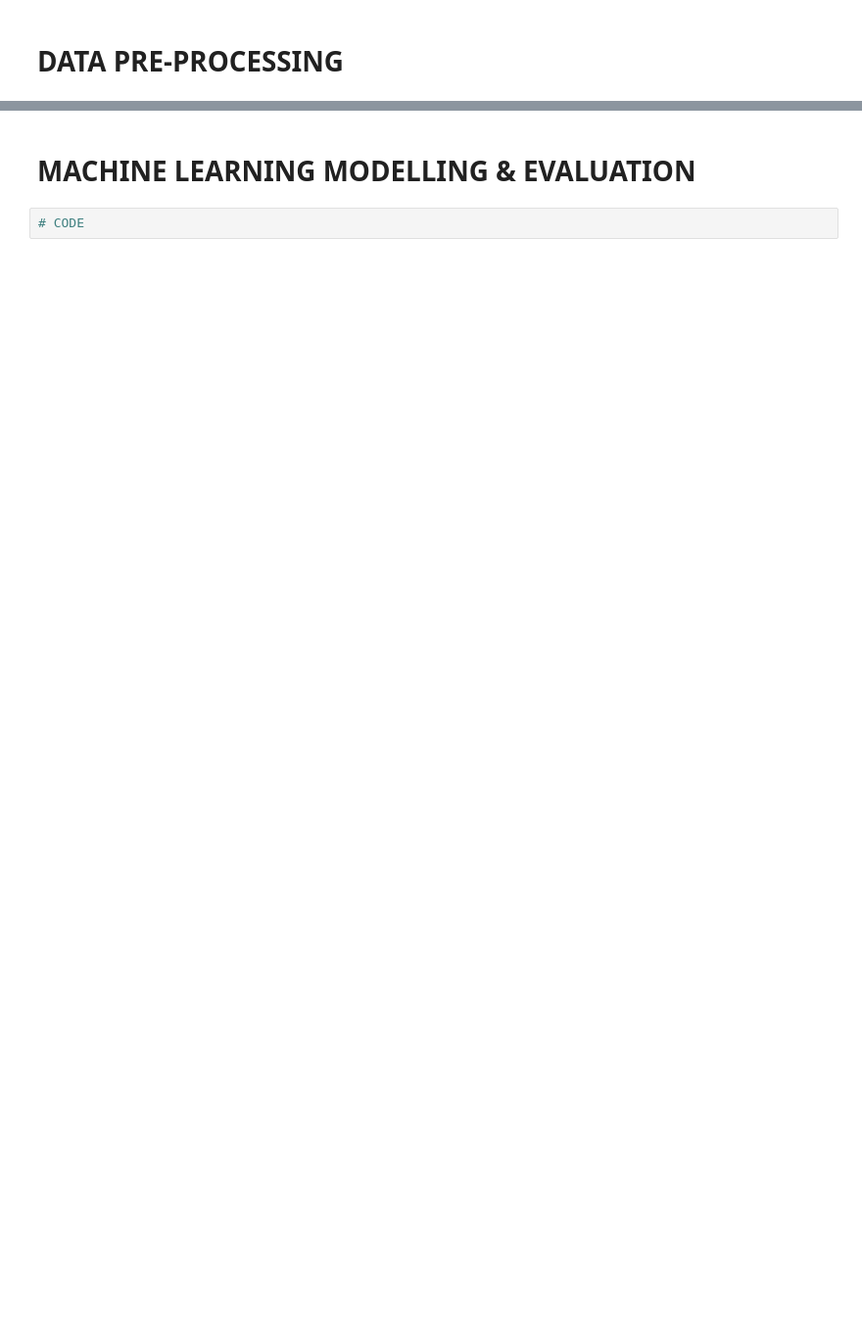
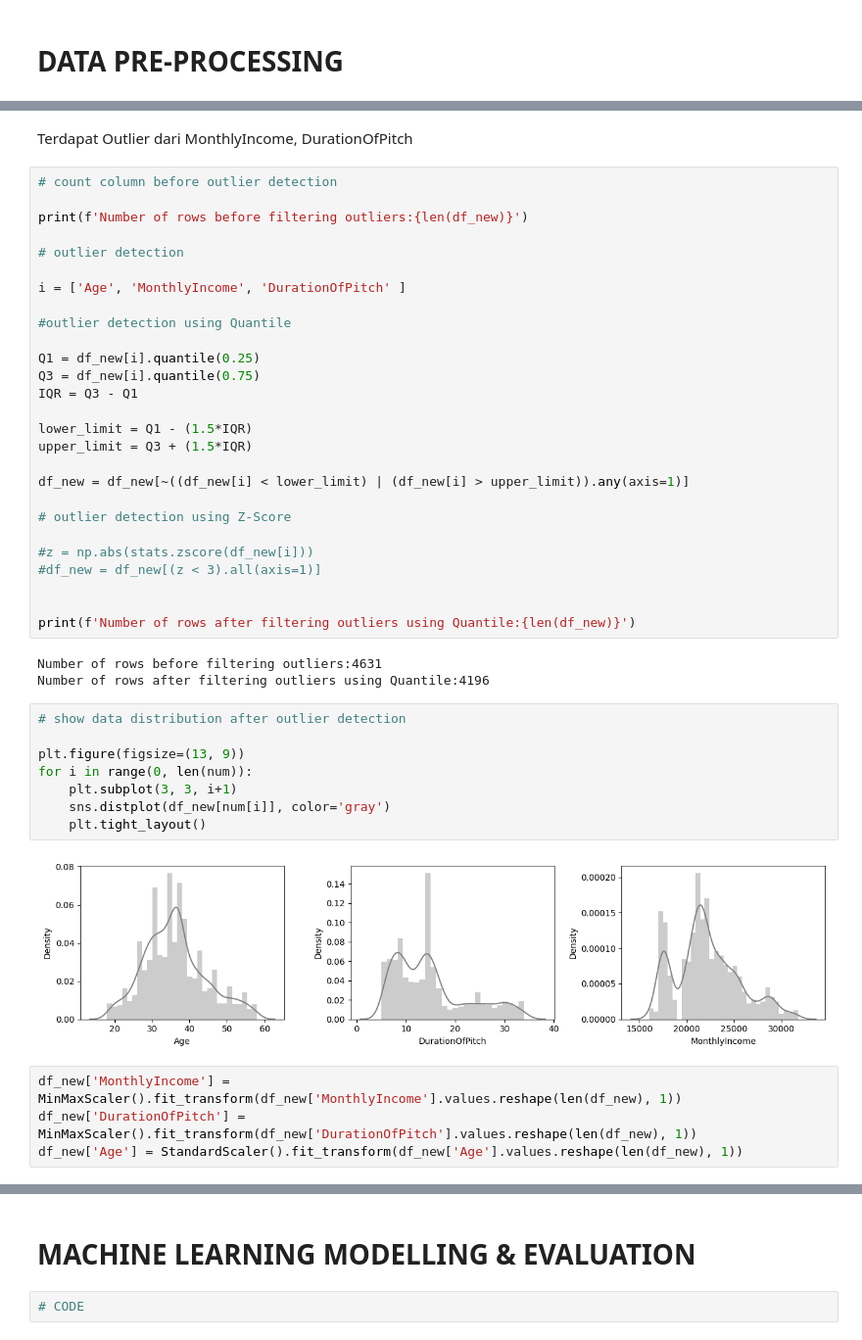
Before and after one commit to Astryon/final_project, a Jupyter notebook: Pandas_Lovers_Holiday_Package_Prediction.ipynb, the cells around one changed output, grey strips where cells are left out. Shown at 98% size. Saved outputs shown, nothing was run; the diff lists cells and outputs as text; blank space fills up the shorter version.

```diff
--- a/Pandas_Lovers_Holiday_Package_Prediction.ipynb
+++ b/Pandas_Lovers_Holiday_Package_Prediction.ipynb
@@ -481,0 +557,46 @@ Text(-16000, -2e-05, ' ©Pandas Lovers : Holiday Package Travel')
+# %% [markdown]
+Terdapat Outlier dari MonthlyIncome, DurationOfPitch
+# %%
+# count column before outlier detection
+
+print(f'Number of rows before filtering outliers:{len(df_new)}')
+
+# outlier detection
+
+i = ['Age', 'MonthlyIncome', 'DurationOfPitch' ]
+
+#outlier detection using Quantile
+
+Q1 = df_new[i].quantile(0.25)
+Q3 = df_new[i].quantile(0.75)
+IQR = Q3 - Q1
+
+lower_limit = Q1 - (1.5*IQR)
+upper_limit = Q3 + (1.5*IQR)
+
+df_new = df_new[~((df_new[i] < lower_limit) | (df_new[i] > upper_limit)).any(axis=1)]
+
+# outlier detection using Z-Score
+
+#z = np.abs(stats.zscore(df_new[i]))
+#df_new = df_new[(z < 3).all(axis=1)]
+
+
+print(f'Number of rows after filtering outliers using Quantile:{len(df_new)}')
+# %% [output]
+Number of rows before filtering outliers:4631
+Number of rows after filtering outliers using Quantile:4196
+# %%
+# show data distribution after outlier detection
+
+plt.figure(figsize=(13, 9))
+for i in range(0, len(num)):
+    plt.subplot(3, 3, i+1)
+    sns.distplot(df_new[num[i]], color='gray')
+    plt.tight_layout()
+# %% [output]
+[figure, added]
+# %%
+df_new['MonthlyIncome'] = MinMaxScaler().fit_transform(df_new['MonthlyIncome'].values.reshape(len(df_new), 1))
+df_new['DurationOfPitch'] = MinMaxScaler().fit_transform(df_new['DurationOfPitch'].values.reshape(len(df_new), 1))
+df_new['Age'] = StandardScaler().fit_transform(df_new['Age'].values.reshape(len(df_new), 1))
```
Also changed, not shown: parts of 53 cells of this notebook.
